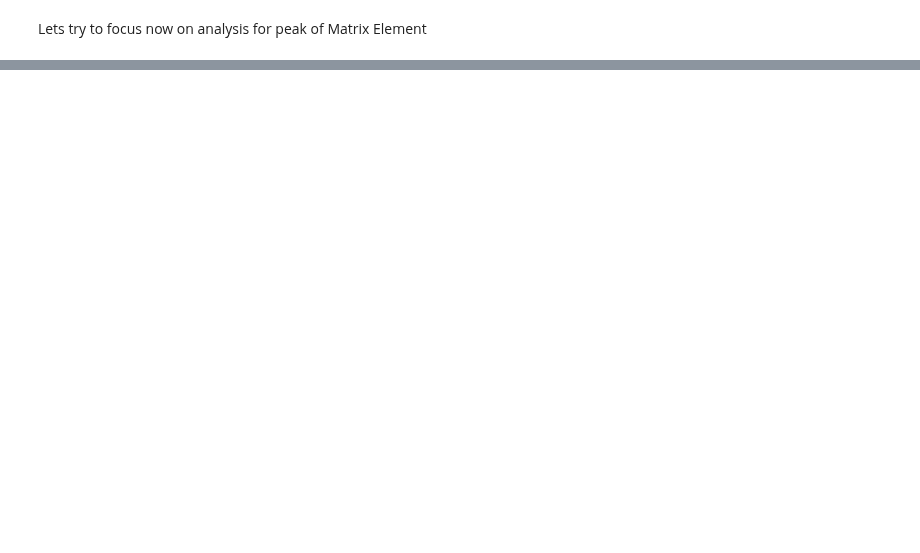
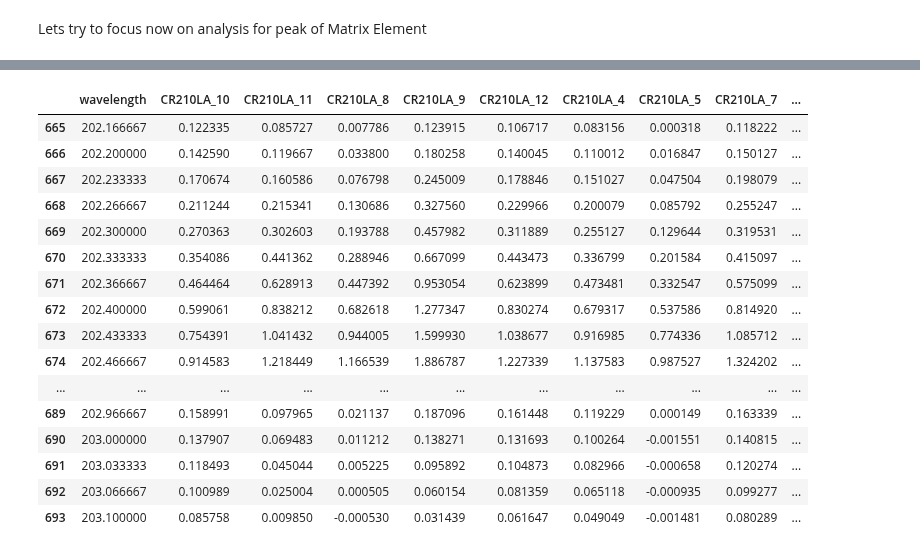
Before and after one commit to rahulrpatil3005/Handheld_LIBS, a Jupyter notebook: TUT6_UnivariateAnalysis_HandheldLIBS/UnivariateCalibration_hLIBS.ipynb, the cells around one changed output, grey strips where cells are left out. Drawn from its saved outputs; the diff is of its cells as text; code cells hidden in the pictures; blank space fills up the shorter version.

```diff
--- a/TUT6_UnivariateAnalysis_HandheldLIBS/UnivariateCalibration_hLIBS.ipynb
+++ b/TUT6_UnivariateAnalysis_HandheldLIBS/UnivariateCalibration_hLIBS.ipynb
@@ -551 +538,15 @@ show(Selected_Matrix_Plot)
+# %%
+
+def normalize_data(matrix_df, baseline_df):
+    normalized_df = pd.DataFrame() #crete a df
+    normalized_df['wavelength'] = baseline_df['wavelength'] #add first column as wavelength
+
+    for sample_col in matrix_df.columns[1:]:
+        peaks, _ = fp(matrix_df[sample_col], prominence=1000) #finds peak from matrix_df
+        return_intensities = matrix_df[sample_col].iloc[peaks] #gets the intensity for that matrix peak
+        # return_intensities = max(matrix_df[sample_col]]      #Normalization by Maximum Intensity
+        corresponding_col = sample_col
+        normalized_df[sample_col] = baseline_df[corresponding_col] / return_intensities.values[0] #create a columns in normalized_df , by dividing the baseline_df by the intensities of the matrix peak
+
+    return normalized_df
 # %%
@@ -577,0 +565,39 @@ CR210LA_1
+# %%
+CR210LA_Normalized_df = normalize_data (matrix_df=CR210LA_Matrix_df , baseline_df=CR210LA_BaselineCorrected_df)
+CR240LA_Normalized_df = normalize_data (matrix_df=CR240LA_Matrix_df , baseline_df=CR240LA_BaselineCorrected_df)
+CR300LA_Normalized_df = normalize_data (matrix_df=CR300LA_Matrix_df , baseline_df=CR300LA_BaselineCorrected_df)
+CR440Y_Normalized_df = normalize_data (matrix_df=CR440Y_Matrix_df , baseline_df=CR440Y_BaselineCorrected_df)
+CR570CP_Normalized_df = normalize_data (matrix_df=CR570CP_Matrix_df , baseline_df=CR570CP_BaselineCorrected_df)
+CR700Y_Normalized_df = normalize_data (matrix_df=CR700Y_Matrix_df , baseline_df=CR700Y_BaselineCorrected_df)
+HR660Y_Normalized_df = normalize_data (matrix_df=HR660Y_Matrix_df , baseline_df=HR660Y_BaselineCorrected_df)
+CR1000Y_Normalized_df = normalize_data (matrix_df=CR1000Y_Matrix_df , baseline_df=CR1000Y_BaselineCorrected_df)
+# print (CR210LA_Normalized_df.iloc[2493])
+# %%
+CR210LA_Processed_Select_df = CR210LA_Normalized_df[(CR210LA_Normalized_df['wavelength'] >= Wavelength_Min) & (CR210LA_Normalized_df['wavelength'] <= Wavelength_Max)]
+CR240LA_Processed_Select_df = CR240LA_Normalized_df[(CR240LA_Normalized_df['wavelength'] >= Wavelength_Min) & (CR240LA_Normalized_df['wavelength'] <= Wavelength_Max)]
+CR300LA_Processed_Select_df = CR300LA_Normalized_df[(CR300LA_Normalized_df['wavelength'] >= Wavelength_Min) & (CR300LA_Normalized_df['wavelength'] <= Wavelength_Max)]
+CR440Y_Processed_Select_df = CR440Y_Normalized_df[(CR440Y_Normalized_df['wavelength'] >= Wavelength_Min) & (CR440Y_Normalized_df['wavelength'] <= Wavelength_Max)]
+CR570CP_Processed_Select_df = CR570CP_Normalized_df[(CR570CP_Normalized_df['wavelength'] >= Wavelength_Min) & (CR570CP_Normalized_df['wavelength'] <= Wavelength_Max)]
+CR700Y_Processed_Select_df = CR700Y_Normalized_df[(CR700Y_Normalized_df['wavelength'] >= Wavelength_Min) & (CR700Y_Normalized_df['wavelength'] <= Wavelength_Max)]
+HR660Y_Processed_Select_df = HR660Y_Normalized_df[(HR660Y_Normalized_df['wavelength'] >= Wavelength_Min) & (HR660Y_Normalized_df['wavelength'] <= Wavelength_Max)]
+CR1000Y_Processed_Select_df = CR1000Y_Normalized_df[(CR1000Y_Normalized_df['wavelength'] >= Wavelength_Min) & (CR1000Y_Normalized_df['wavelength'] <= Wavelength_Max)]
+
+CR210LA_Processed_Select_df
+# %% [output]
+|  | wavelength | CR210LA_10 | CR210LA_11 | CR210LA_8 | CR210LA_9 | CR210LA_12 | CR210LA_4 | CR210LA_5 | CR210LA_7 | ... |
+| 665 | 202.166667 | 0.122335 | 0.085727 | 0.007786 | 0.123915 | 0.106717 | 0.083156 | 0.000318 | 0.118222 | ... |
+| 666 | 202.200000 | 0.142590 | 0.119667 | 0.033800 | 0.180258 | 0.140045 | 0.110012 | 0.016847 | 0.150127 | ... |
+| 667 | 202.233333 | 0.170674 | 0.160586 | 0.076798 | 0.245009 | 0.178846 | 0.151027 | 0.047504 | 0.198079 | ... |
+| 668 | 202.266667 | 0.211244 | 0.215341 | 0.130686 | 0.327560 | 0.229966 | 0.200079 | 0.085792 | 0.255247 | ... |
+| 669 | 202.300000 | 0.270363 | 0.302603 | 0.193788 | 0.457982 | 0.311889 | 0.255127 | 0.129644 | 0.319531 | ... |
+| 670 | 202.333333 | 0.354086 | 0.441362 | 0.288946 | 0.667099 | 0.443473 | 0.336799 | 0.201584 | 0.415097 | ... |
+| 671 | 202.366667 | 0.464464 | 0.628913 | 0.447392 | 0.953054 | 0.623899 | 0.473481 | 0.332547 | 0.575099 | ... |
+| 672 | 202.400000 | 0.599061 | 0.838212 | 0.682618 | 1.277347 | 0.830274 | 0.679317 | 0.537586 | 0.814920 | ... |
+| 673 | 202.433333 | 0.754391 | 1.041432 | 0.944005 | 1.599930 | 1.038677 | 0.916985 | 0.774336 | 1.085712 | ... |
+| 674 | 202.466667 | 0.914583 | 1.218449 | 1.166539 | 1.886787 | 1.227339 | 1.137583 | 0.987527 | 1.324202 | ... |
+| ... | ... | ... | ... | ... | ... | ... | ... | ... | ... | ... |
+| 689 | 202.966667 | 0.158991 | 0.097965 | 0.021137 | 0.187096 | 0.161448 | 0.119229 | 0.000149 | 0.163339 | ... |
+| 690 | 203.000000 | 0.137907 | 0.069483 | 0.011212 | 0.138271 | 0.131693 | 0.100264 | -0.001551 | 0.140815 | ... |
+| 691 | 203.033333 | 0.118493 | 0.045044 | 0.005225 | 0.095892 | 0.104873 | 0.082966 | -0.000658 | 0.120274 | ... |
+| 692 | 203.066667 | 0.100989 | 0.025004 | 0.000505 | 0.060154 | 0.081359 | 0.065118 | -0.000935 | 0.099277 | ... |
+| 693 | 203.100000 | 0.085758 | 0.009850 | -0.000530 | 0.031439 | 0.061647 | 0.049049 | -0.001481 | 0.080289 | ... |
```
Also changed, not shown: parts of 11 cells of this notebook.
